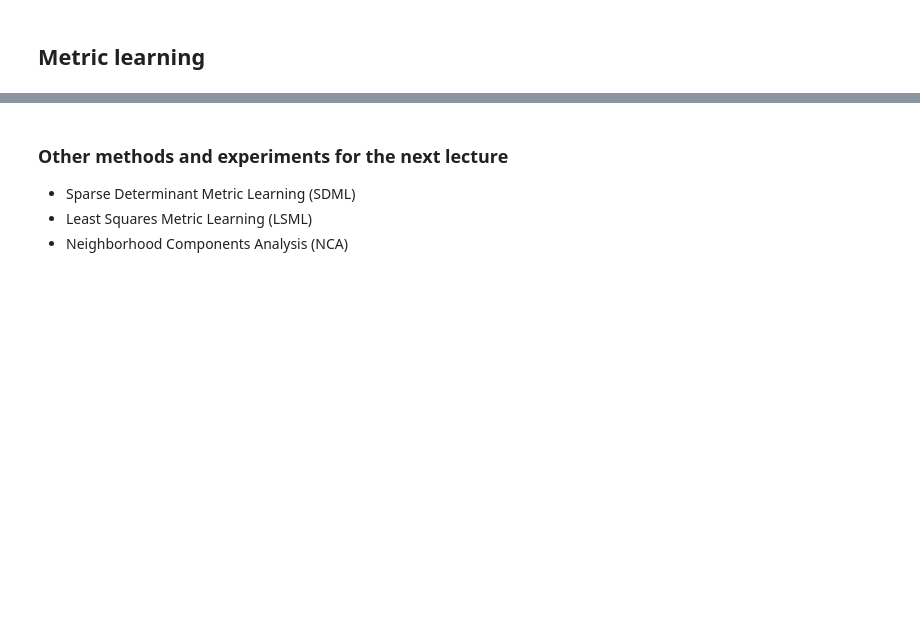
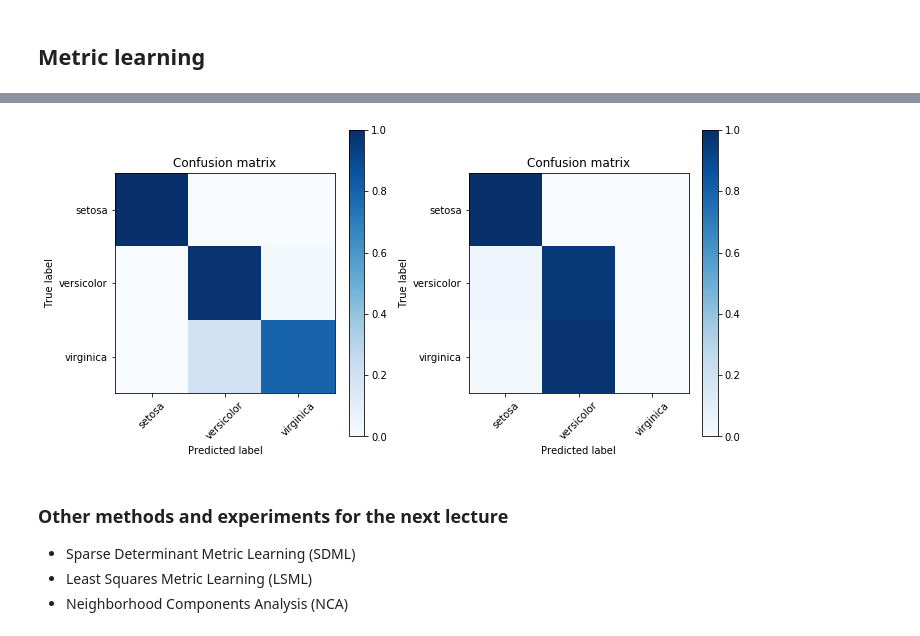
Before and after one commit to amkatrutsa/intro_ml, a Jupyter notebook: Lecture-2.ipynb, the cells around one changed output, grey strips where cells are left out. Cells and saved outputs as stored; diff of their text form; code cells hidden in the pictures; blank space fills up the shorter version.

```diff
--- a/Lecture-2.ipynb
+++ b/Lecture-2.ipynb
@@ -320,3 +340,38 @@ $$
+# %%
+clf = sklneighb.KNeighborsClassifier(n_neighbors=5, weights="distance")
+clf.fit(X, y)
+cm = sklmetrics.confusion_matrix(y, clf.predict(X))
+cm = cm.astype('float') / cm.sum(axis=1)[:, np.newaxis]
+
+fig, axes = plt.subplots(ncols=2, nrows=1, figsize=(10, 5))
+im = axes[0].imshow(cm, cmap=plt.cm.Blues)
+axes[0].set_title("Confusion matrix")
+axes[0].set_ylabel('True label')
+axes[0].set_xlabel('Predicted label')
+tick_marks = np.arange(len(class_names))
+axes[0].set_xticks(tick_marks)
+axes[0].set_yticks(tick_marks)
+axes[0].set_xticklabels(class_names, rotation=45)
+axes[0].set_yticklabels(class_names)
+fig.colorbar(im, ax=axes[0])
+
+clf.fit(X_transform, y)
+cm = sklmetrics.confusion_matrix(y, clf.predict(X))
+cm = cm.astype('float') / cm.sum(axis=1)[:, np.newaxis]
+
+im = axes[1].imshow(cm, cmap=plt.cm.Blues)
+axes[1].set_title("Confusion matrix")
+axes[1].set_ylabel('True label')
+axes[1].set_xlabel('Predicted label')
+tick_marks = np.arange(len(class_names))
+axes[1].set_xticks(tick_marks)
+axes[1].set_yticks(tick_marks)
+axes[1].set_xticklabels(class_names, rotation=45)
+axes[1].set_yticklabels(class_names)
+fig.colorbar(im, ax=axes[1])
+fig.tight_layout()
+# %% [output]
+[figure, added]
 # %% [markdown]
 ### Other methods and experiments for the next lecture
 
```
Also changed, not shown: parts of 11 cells of this notebook.
